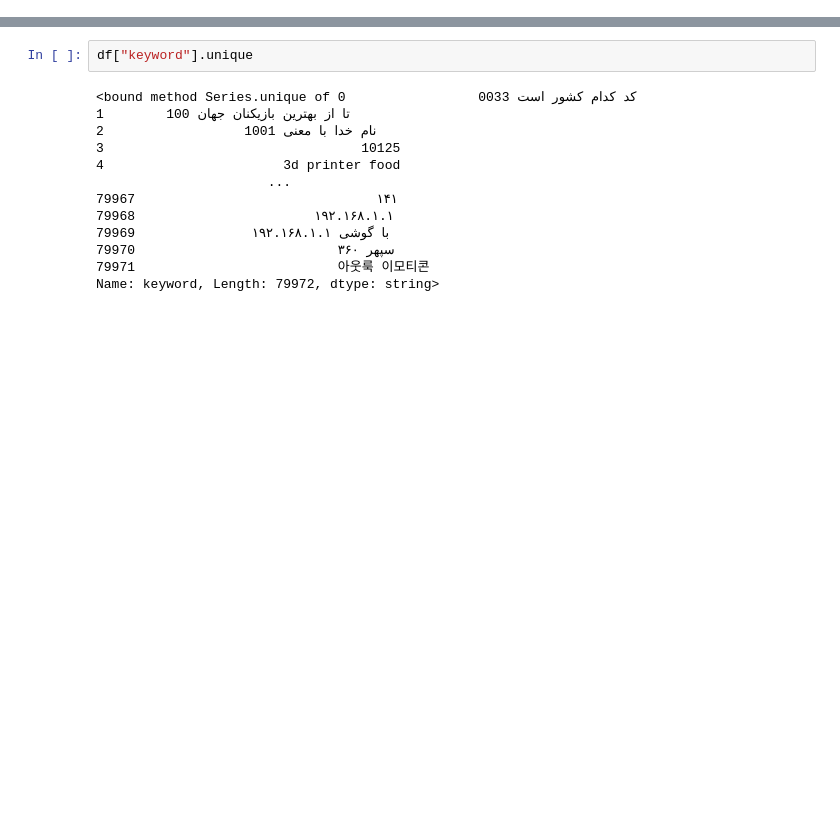
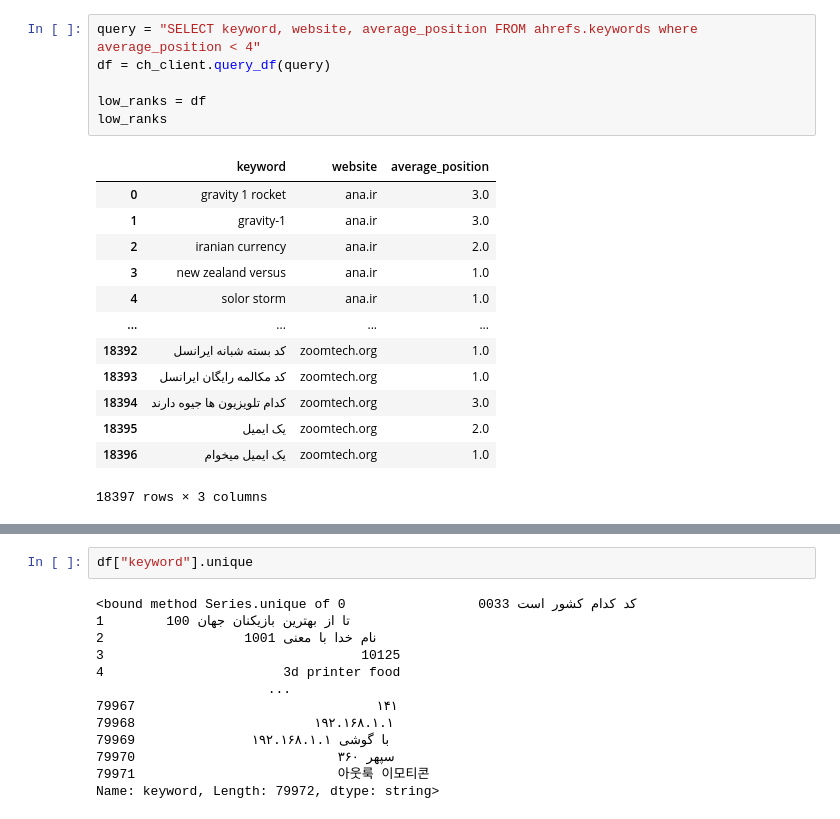
Before and after one commit to khoda81/seo-embeddings, a Jupyter notebook: Database.ipynb, the cells around one changed output, grey strips where cells are left out. Cells and saved outputs as stored; diff of their text form; blank space fills up the shorter version.

```diff
--- a/Database.ipynb
+++ b/Database.ipynb
@@ -40,0 +41,20 @@ plt.show()
+# %%
+query = "SELECT keyword, website, average_position FROM ahrefs.keywords where average_position < 4"
+df = ch_client.query_df(query)
+
+low_ranks = df
+low_ranks
+# %% [output]
+|  | keyword | website | average_position |
+| 0 | gravity 1 rocket | ana.ir | 3.0 |
+| 1 | gravity-1 | ana.ir | 3.0 |
+| 2 | iranian currency | ana.ir | 2.0 |
+| 3 | new zealand versus | ana.ir | 1.0 |
+| 4 | solor storm | ana.ir | 1.0 |
+| ... | ... | ... | ... |
+| 18392 | کد بسته شبانه ایرانسل | zoomtech.org | 1.0 |
+| 18393 | کد مکالمه رایگان ایرانسل | zoomtech.org | 1.0 |
+| 18394 | کدام تلویزیون ها جیوه دارند | zoomtech.org | 3.0 |
+| 18395 | یک ایمیل | zoomtech.org | 2.0 |
+| 18396 | یک ایمیل میخوام | zoomtech.org | 1.0 |
+18397 rows × 3 columns
```
Also changed, not shown: parts of 8 cells of this notebook, 12 other files.
